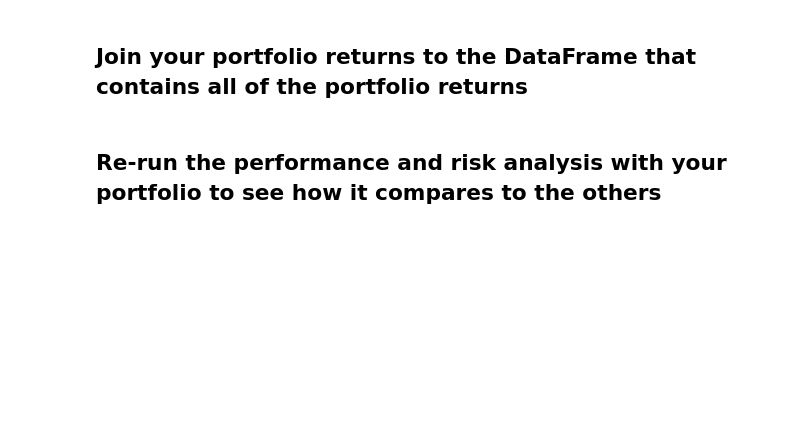
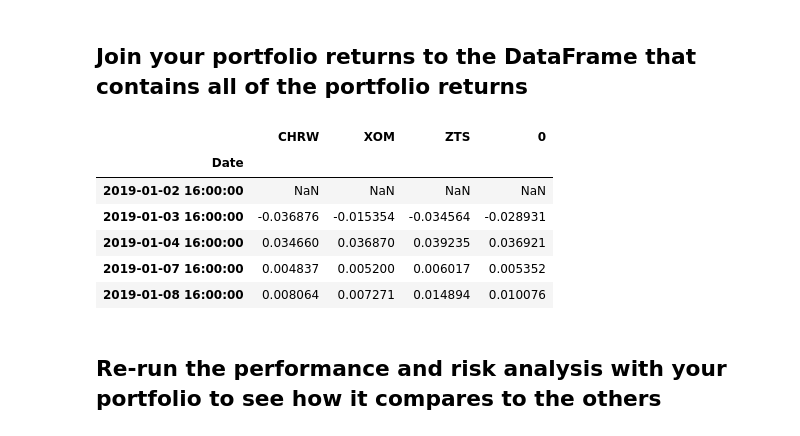
Before and after one commit to jonowens/a_whale_off_the_portfolio, a Jupyter notebook: whale_analysis.ipynb, the cells around one changed output. Drawn from its saved outputs; the diff is of its cells as text; code cells hidden in the pictures; blank space fills up the shorter version.

Commit message:
Combined daily returns with weighted values.

```diff
--- a/whale_analysis.ipynb
+++ b/whale_analysis.ipynb
@@ -436,7 +436,6 @@ combined_data.head()
 # Calculate weighted portfolio returns
 weights = [1/3, 1/3, 1/3]
 daily_returns = combined_data.pct_change()
-daily_returns = daily_returns.dropna()
 portfolio_weighted_returns = daily_returns.dot(weights)
 portfolio_weighted_returns.head()
 # %% [output]
@@ -451,7 +450,16 @@ dtype: float64
 ## Join your portfolio returns to the DataFrame that contains all of the portfolio returns
 # %%
 # Add your "Custom" portfolio to the larger dataframe of fund returns
-# YOUR CODE HERE
+daily_returns_with_weights = pd.concat([daily_returns, portfolio_weighted_returns], axis="columns", join="inner")
+daily_returns_with_weights.head()
+# %% [output]
+|  | CHRW | XOM | ZTS | 0 |
+| Date |  |  |  |  |
+| 2019-01-02 16:00:00 | NaN | NaN | NaN | NaN |
+| 2019-01-03 16:00:00 | -0.036876 | -0.015354 | -0.034564 | -0.028931 |
+| 2019-01-04 16:00:00 | 0.034660 | 0.036870 | 0.039235 | 0.036921 |
+| 2019-01-07 16:00:00 | 0.004837 | 0.005200 | 0.006017 | 0.005352 |
+| 2019-01-08 16:00:00 | 0.008064 | 0.007271 | 0.014894 | 0.010076 |
 # %%
 # Only compare dates where return data exists for all the stocks (drop NaNs)
 # YOUR CODE HERE
```
Also changed, not shown: parts of 1 cell of this notebook.
